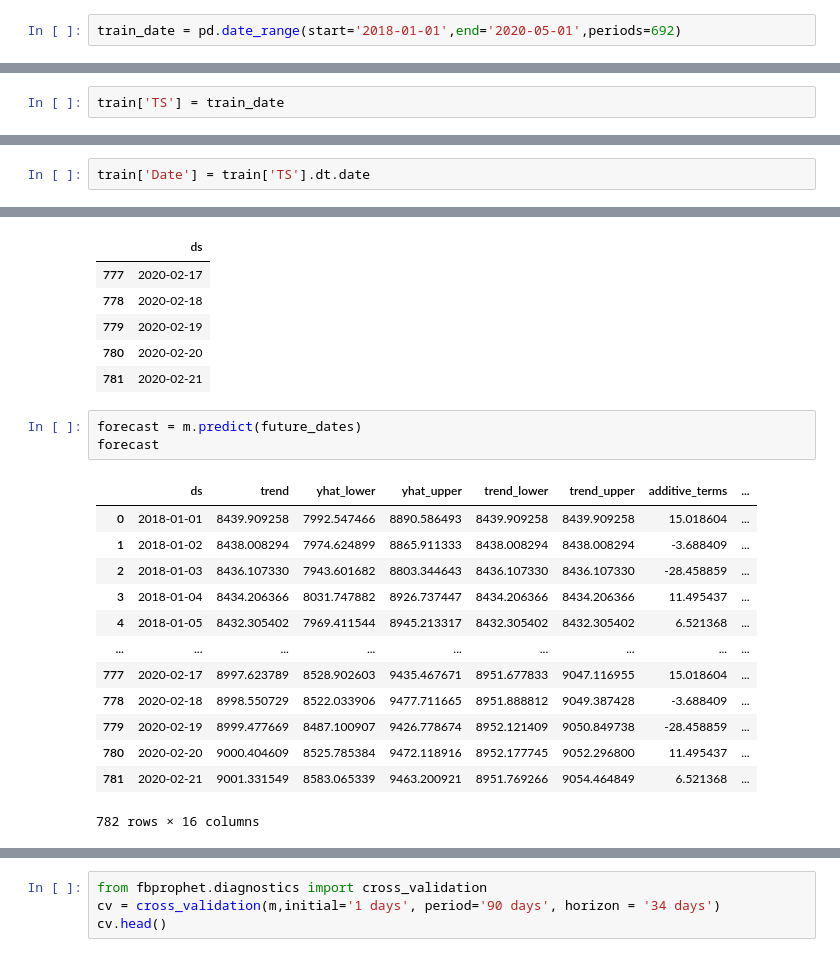
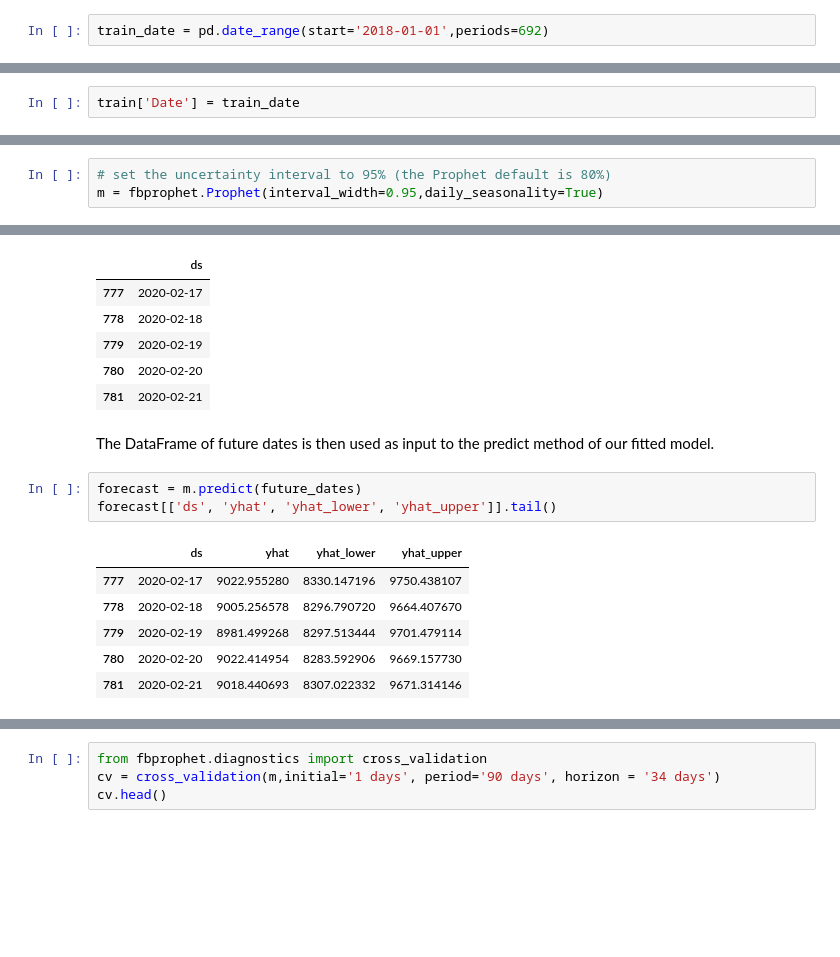
Before and after one commit to plaban1981/Timeseries, a Jupyter notebook: Grocery_Sales_Forecast.ipynb, the cells around one changed output, grey strips where cells are left out. Cells and saved outputs as stored; diff of their text form; blank space fills up the shorter version.

```diff
--- a/Grocery_Sales_Forecast.ipynb
+++ b/Grocery_Sales_Forecast.ipynb
@@ -32,5 +32,5 @@ test.head()
 | 3 | 696 |
 | 4 | 697 |
 # %%
-train_date = pd.date_range(start='2018-01-01',end='2020-05-01',periods=692)
+train_date = pd.date_range(start='2018-01-01',periods=692)
 # %%
@@ -40,2 +40,2 @@ train_date.shape
 # %%
-train['TS'] = train_date
+train['Date'] = train_date
@@ -47,5 +56,3 @@ test['Date'] = test_date
 test_date.shape
 # %% [output]
 (90,)
-# %%
-train['Date'] = train['TS'].dt.date
@@ -102,3 +96,6 @@ m = fbprophet.Prophet()
+# %%
+# set the uncertainty interval to 95% (the Prophet default is 80%)
+m = fbprophet.Prophet(interval_width=0.95,daily_seasonality=True)
 # %%
 m.fit(df)
 # %% [output]
@@ -120,23 +116,18 @@ future_dates.tail()
 | 779 | 2020-02-19 |
 | 780 | 2020-02-20 |
 | 781 | 2020-02-21 |
+# %% [markdown]
+The DataFrame of future dates is then used as input to the predict method of our fitted model.
 # %%
 forecast = m.predict(future_dates)
-forecast
+forecast[['ds', 'yhat', 'yhat_lower', 'yhat_upper']].tail()
 # %% [output]
-|  | ds | trend | yhat_lower | yhat_upper | trend_lower | trend_upper | additive_terms | ... |
-| 0 | 2018-01-01 | 8439.909258 | 7992.547466 | 8890.586493 | 8439.909258 | 8439.909258 | 15.018604 | ... |
-| 1 | 2018-01-02 | 8438.008294 | 7974.624899 | 8865.911333 | 8438.008294 | 8438.008294 | -3.688409 | ... |
-| 2 | 2018-01-03 | 8436.107330 | 7943.601682 | 8803.344643 | 8436.107330 | 8436.107330 | -28.458859 | ... |
-| 3 | 2018-01-04 | 8434.206366 | 8031.747882 | 8926.737447 | 8434.206366 | 8434.206366 | 11.495437 | ... |
-| 4 | 2018-01-05 | 8432.305402 | 7969.411544 | 8945.213317 | 8432.305402 | 8432.305402 | 6.521368 | ... |
-| ... | ... | ... | ... | ... | ... | ... | ... | ... |
-| 777 | 2020-02-17 | 8997.623789 | 8528.902603 | 9435.467671 | 8951.677833 | 9047.116955 | 15.018604 | ... |
-| 778 | 2020-02-18 | 8998.550729 | 8522.033906 | 9477.711665 | 8951.888812 | 9049.387428 | -3.688409 | ... |
-| 779 | 2020-02-19 | 8999.477669 | 8487.100907 | 9426.778674 | 8952.121409 | 9050.849738 | -28.458859 | ... |
-| 780 | 2020-02-20 | 9000.404609 | 8525.785384 | 9472.118916 | 8952.177745 | 9052.296800 | 11.495437 | ... |
-| 781 | 2020-02-21 | 9001.331549 | 8583.065339 | 9463.200921 | 8951.769266 | 9054.464849 | 6.521368 | ... |
+|  | ds | yhat | yhat_lower | yhat_upper |
+| 777 | 2020-02-17 | 9022.955280 | 8330.147196 | 9750.438107 |
+| 778 | 2020-02-18 | 9005.256578 | 8296.790720 | 9664.407670 |
+| 779 | 2020-02-19 | 8981.499268 | 8297.513444 | 9701.479114 |
+| 780 | 2020-02-20 | 9022.414954 | 8283.592906 | 9669.157730 |
+| 781 | 2020-02-21 | 9018.440693 | 8307.022332 | 9671.314146 |
-782 rows × 16 columns
 # %%
 # Plot Our Predictions
 m.plot(forecast)
```
Also changed, not shown: parts of 112 cells of this notebook.
